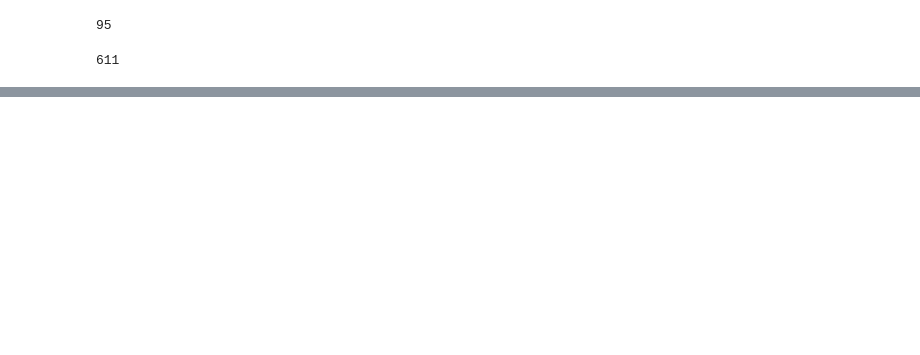
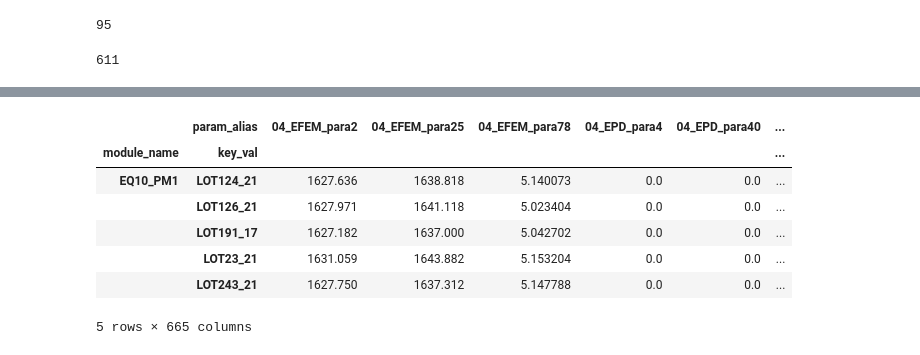
Before and after one commit to jinwook-kim0/dt-training, a Jupyter notebook: 탐색전.ipynb, the cells around one changed output, grey strips where cells are left out. Drawn from its saved outputs; the diff is of its cells as text; code cells hidden in the pictures; blank space fills up the shorter version.

```diff
--- a/탐색전.ipynb
+++ b/탐색전.ipynb
@@ -104,0 +29,18 @@ Name: end_time, dtype: datetime64[ns]
+# %%
+tdf = train_sensors
+tdf['step_id'] = tdf['step_id'].apply(lambda x: str(x).zfill(2))
+# %%
+tdf['param_alias'] = tdf[['param_alias', 'step_id']].apply(lambda x: f"{x['step_id']}_{x['param_alias']}", axis=1)
+# %%
+tdpv = tdf.pivot_table(index=['module_name', 'key_val'], columns=['param_alias'], values='mean_val', aggfunc='sum')
+# %%
+tdpv.head(5)
+# %% [output]
+|  | param_alias | 04_EFEM_para2 | 04_EFEM_para25 | 04_EFEM_para78 | 04_EPD_para4 | 04_EPD_para40 | ... |
+| module_name | key_val |  |  |  |  |  | ... |
+| EQ10_PM1 | LOT124_21 | 1627.636 | 1638.818 | 5.140073 | 0.0 | 0.0 | ... |
+|  | LOT126_21 | 1627.971 | 1641.118 | 5.023404 | 0.0 | 0.0 | ... |
+|  | LOT191_17 | 1627.182 | 1637.000 | 5.042702 | 0.0 | 0.0 | ... |
+|  | LOT23_21 | 1631.059 | 1643.882 | 5.153204 | 0.0 | 0.0 | ... |
+|  | LOT243_21 | 1627.750 | 1637.312 | 5.147788 | 0.0 | 0.0 | ... |
+5 rows × 665 columns
```
Also changed, not shown: parts of 21 cells of this notebook.
